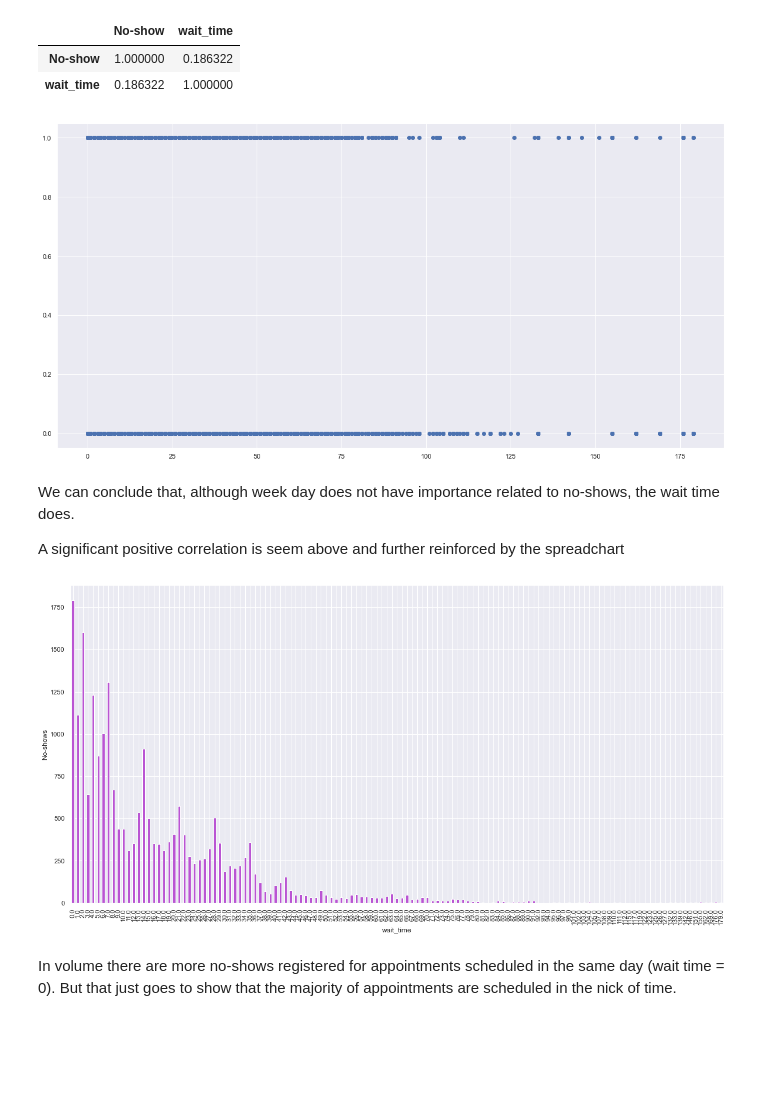
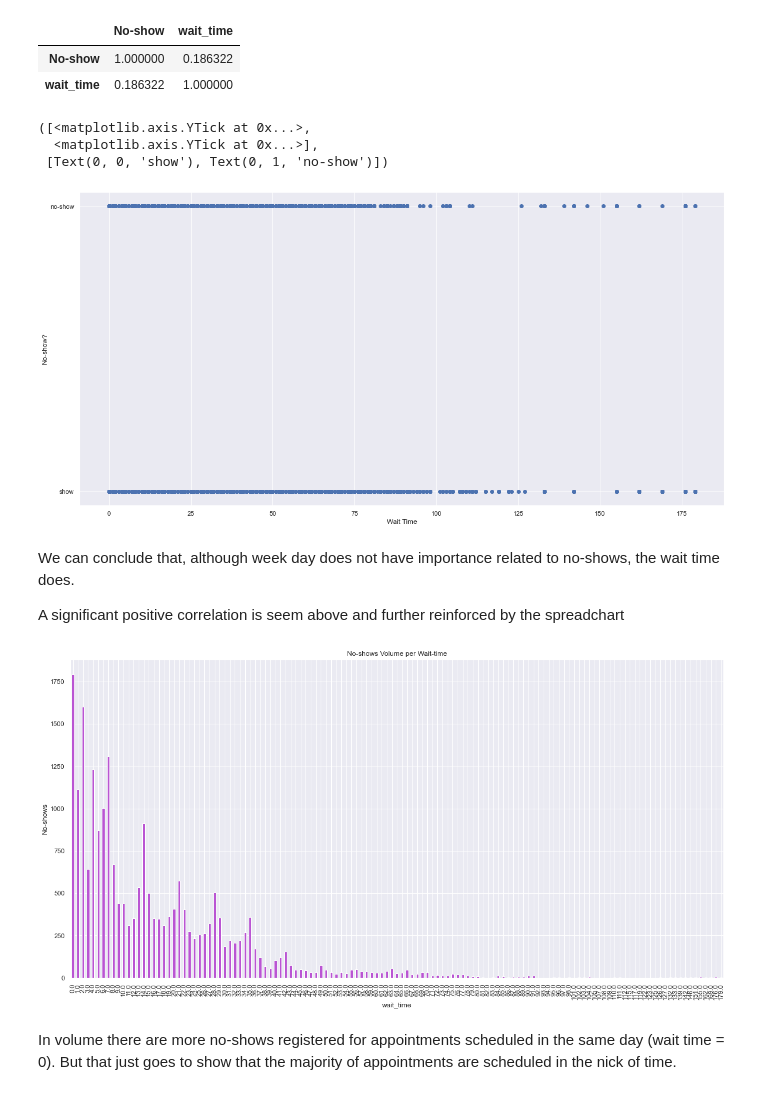
Before and after one commit to Yamamuen/da2, a Jupyter notebook: Project_2.ipynb, the cells around one changed output. Drawn from its saved outputs; the diff is of its cells as text; code cells hidden in the pictures; blank space fills up the shorter version.

```diff
--- a/Project_2.ipynb
+++ b/Project_2.ipynb
@@ -652,9 +688,12 @@ See the caveats in the documentation: https://pandas.pydata.org/pandas-docs/stab
 | wait_time | 0.186322 | 1.000000 |
 # %%
 plt.figure(figsize=(20,10))
-plt.scatter(days['wait_time'], days['No-show']);
+plt.scatter(days['wait_time'], days['No-show']); plt.xlabel('Wait Time'); plt.ylabel('No-show?');plt.yticks([0,1],['show','no-show'])
 # %% [output]
+([<matplotlib.axis.YTick at 0x...>,
+  <matplotlib.axis.YTick at 0x...>],
+ [Text(0, 0, 'show'), Text(0, 1, 'no-show')])
-[figure, old version]
+[figure, new version]
 # %% [markdown]
 We can conclude that, although week day does not have importance related to no-shows, the wait time does.
 
@@ -662,9 +701,9 @@ A significant positive correlation is seem above and further reinforced by the s
 # %%
 plt.figure(figsize=(20,10))
 days.groupby('wait_time')['No-show'].sum().plot(kind='bar', color='mediumorchid');
-plt.ylabel('No-shows');
+plt.ylabel('No-shows');plt.title('No-shows Volume per Wait-time');
 # %% [output]
-[figure, old version]
+[figure, new version]
 # %% [markdown]
 In volume there are more no-shows registered for appointments scheduled in the same day (wait time = 0). But that just goes to show that the majority of appointments are scheduled in the nick of time.
 # %%
```
Also changed, not shown: parts of 11 cells of this notebook.
